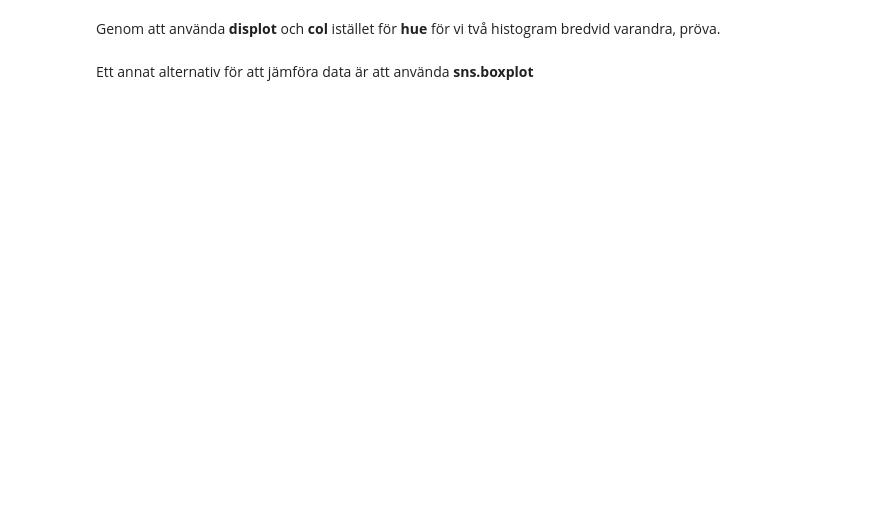
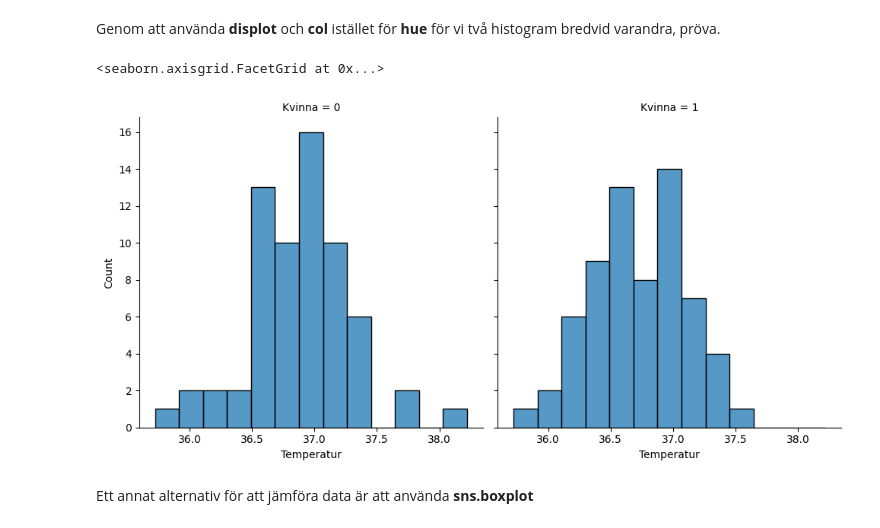
Before and after one commit to GITGUOD/FMSF20-Matematisk-statistik-allm-nkurs, a Jupyter notebook: Lab1/fmsf20_lab1_HT24.ipynb, the cells around one changed output. Drawn from its saved outputs; the diff is of its cells as text; code cells hidden in the pictures; blank space fills up the shorter version.

```diff
--- a/Lab1/fmsf20_lab1_HT24.ipynb
+++ b/Lab1/fmsf20_lab1_HT24.ipynb
@@ -86,7 +134,10 @@ sns.histplot(T, x=?, hue=?, ax=axs[1])
 # %% [markdown]
 Genom att använda **displot** och **col** istället för **hue** för vi två histogram bredvid varandra, pröva.
 # %%
-sns.displot(T, x=?, col=?)
+sns.displot(T, x=T.Temperatur, col=T.Kvinna)
+# %% [output]
+<seaborn.axisgrid.FacetGrid at 0x...>
+[figure, added]
 # %% [markdown]
 Ett annat alternativ för att jämföra data är att använda **sns.boxplot**
 # %%
```
Also changed, not shown: parts of 30 cells of this notebook, 1 other file.
